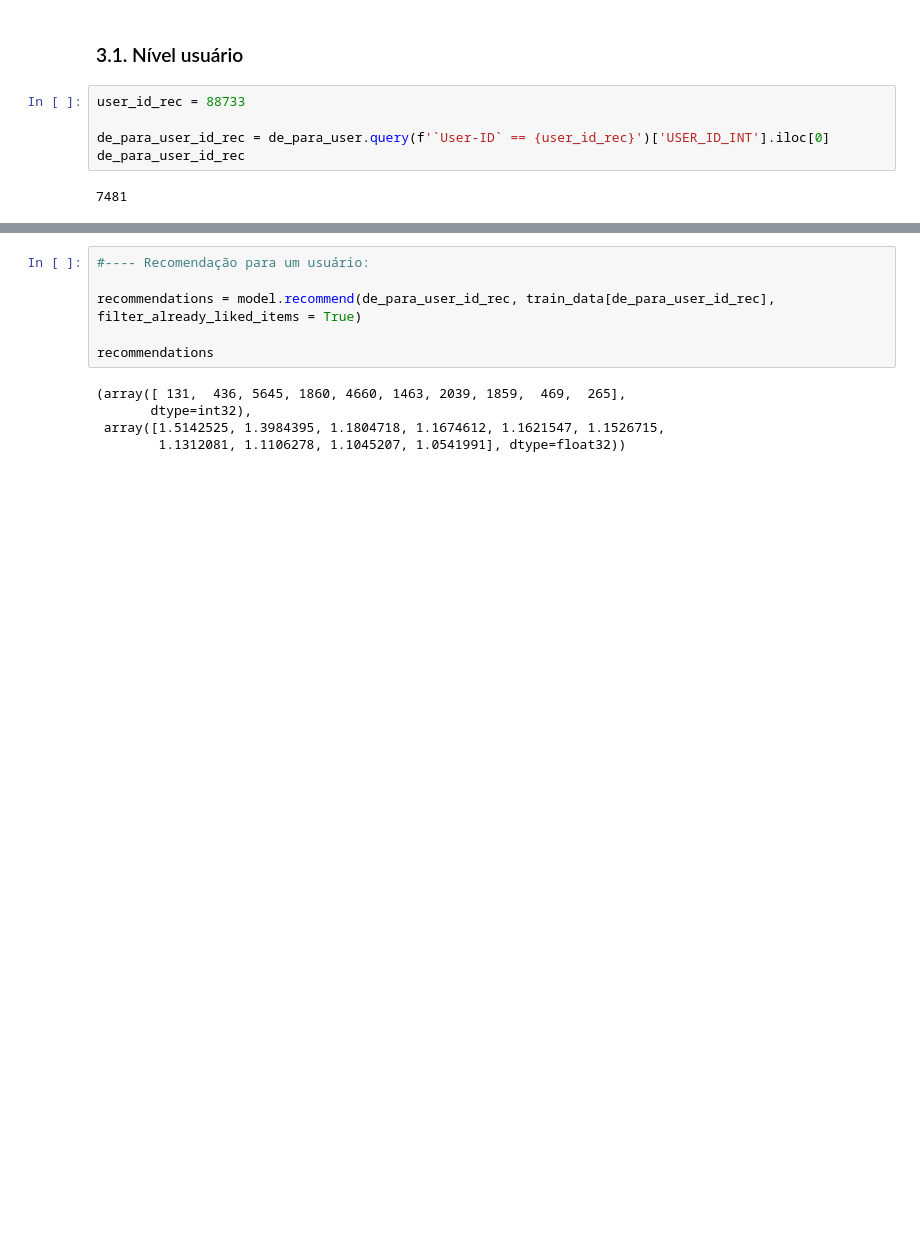
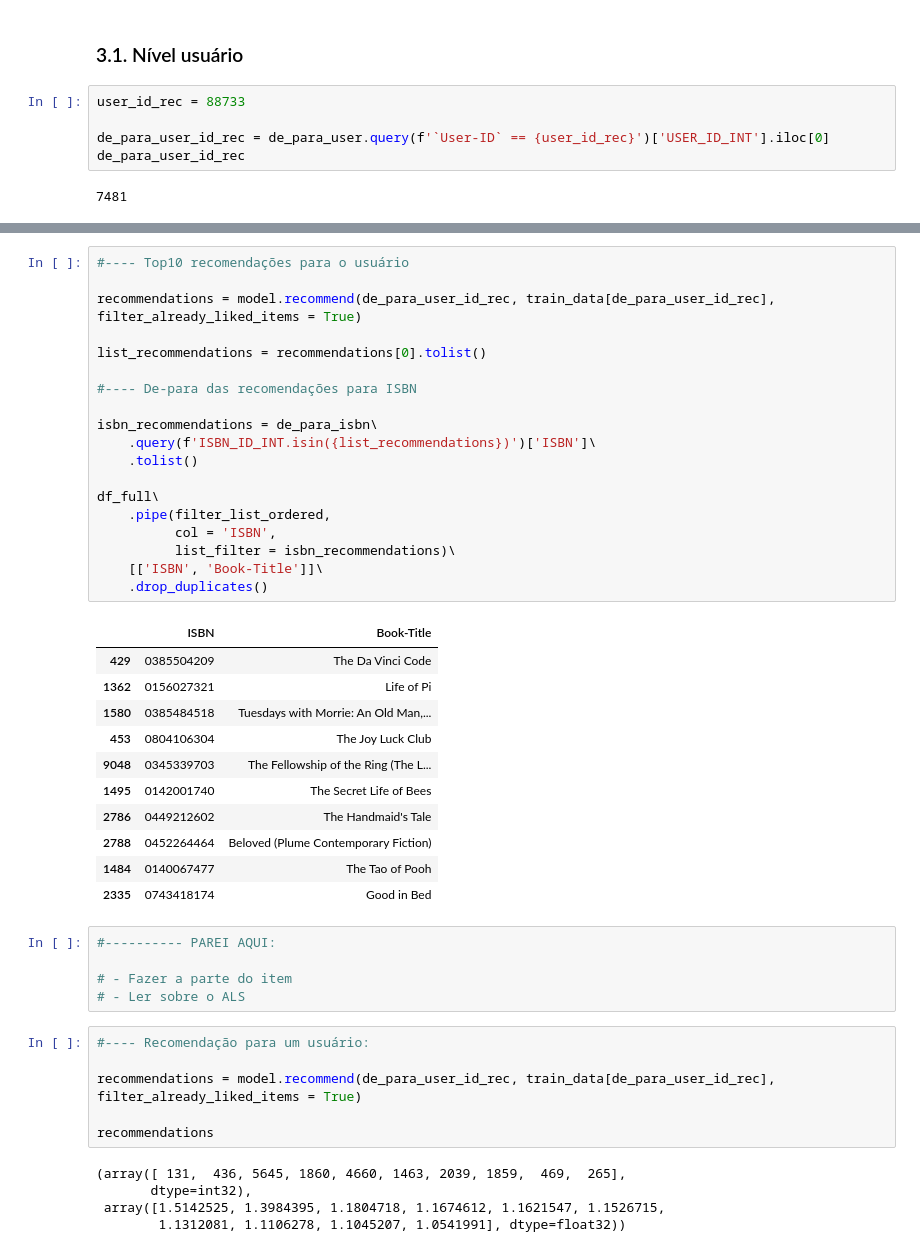
Before and after one commit to barbosarafael/book-recommendation, a Jupyter notebook: 02-notebooks/03-collaborative-filter/02-als.ipynb, the cells around one changed output, grey strips where cells are left out. Drawn from its saved outputs; the diff is of its cells as text; blank space fills up the shorter version.

Commit message:
feat: adaptando o notebook para uma versão mais limpa

```diff
--- a/02-notebooks/03-collaborative-filter/02-als.ipynb
+++ b/02-notebooks/03-collaborative-filter/02-als.ipynb
@@ -125,3 +143,39 @@ df_full\
+# %%
+#---- Top10 recomendações para o usuário
+
+recommendations = model.recommend(de_para_user_id_rec, train_data[de_para_user_id_rec], filter_already_liked_items = True)
+
+list_recommendations = recommendations[0].tolist()
+
+#---- De-para das recomendações para ISBN
+
+isbn_recommendations = de_para_isbn\
+    .query(f'ISBN_ID_INT.isin({list_recommendations})')['ISBN']\
+    .tolist()
+
+df_full\
+    .pipe(filter_list_ordered,
+          col = 'ISBN',
+          list_filter = isbn_recommendations)\
+    [['ISBN', 'Book-Title']]\
+    .drop_duplicates()
+# %% [output]
+|  | ISBN | Book-Title |
+| 429 | 0385504209 | The Da Vinci Code |
+| 1362 | 0156027321 | Life of Pi |
+| 1580 | 0385484518 | Tuesdays with Morrie: An Old Man,... |
+| 453 | 0804106304 | The Joy Luck Club |
+| 9048 | 0345339703 | The Fellowship of the Ring (The L... |
+| 1495 | 0142001740 | The Secret Life of Bees |
+| 2786 | 0449212602 | The Handmaid's Tale |
+| 2788 | 0452264464 | Beloved (Plume Contemporary Fiction) |
+| 1484 | 0140067477 | The Tao of Pooh |
+| 2335 | 0743418174 | Good in Bed |
+# %%
+#---------- PAREI AQUI:
+
+# - Fazer a parte do item
+# - Ler sobre o ALS
 # %%
 #---- Recomendação para um usuário:
 
```
Also changed, not shown: parts of 2 cells of this notebook, 1 other file.
